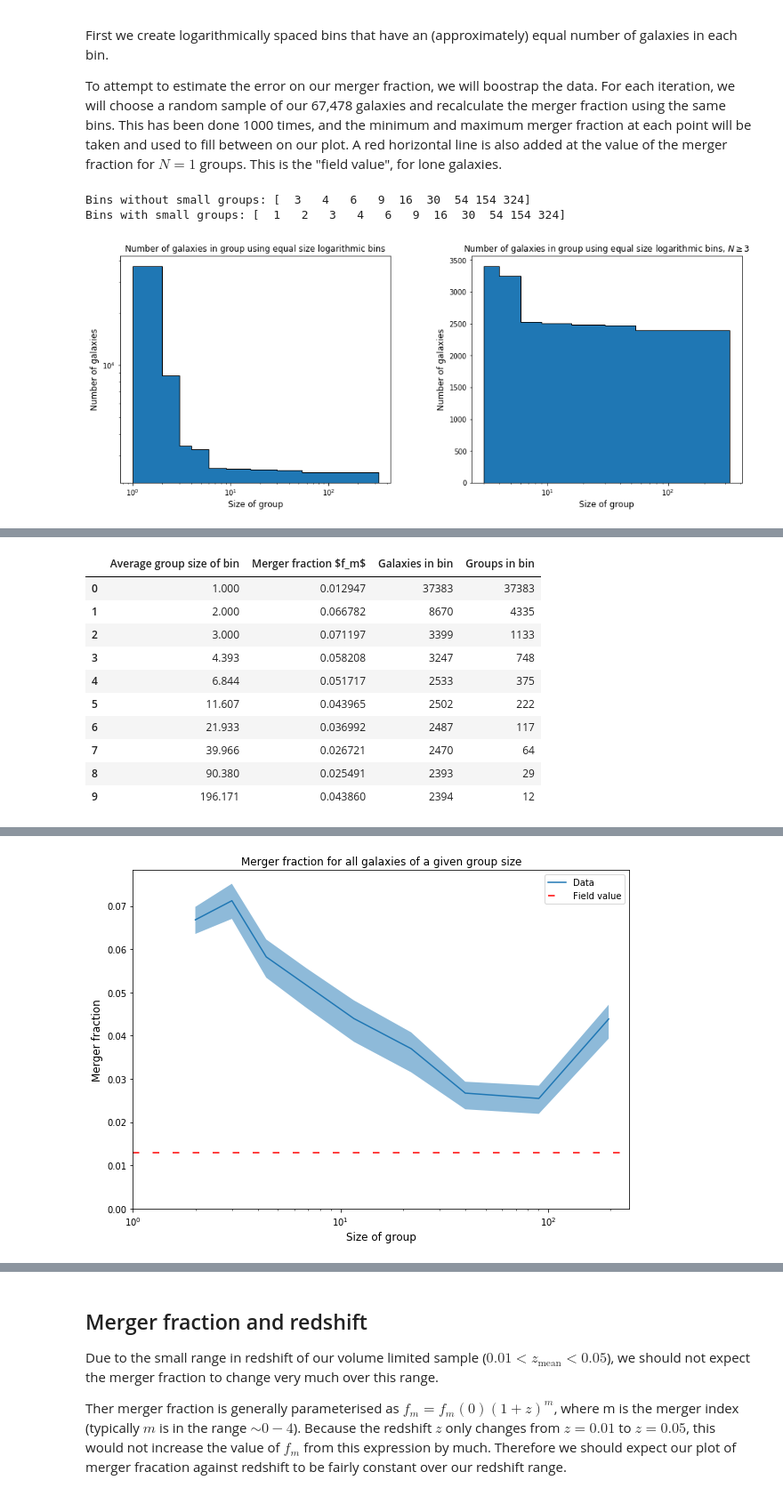
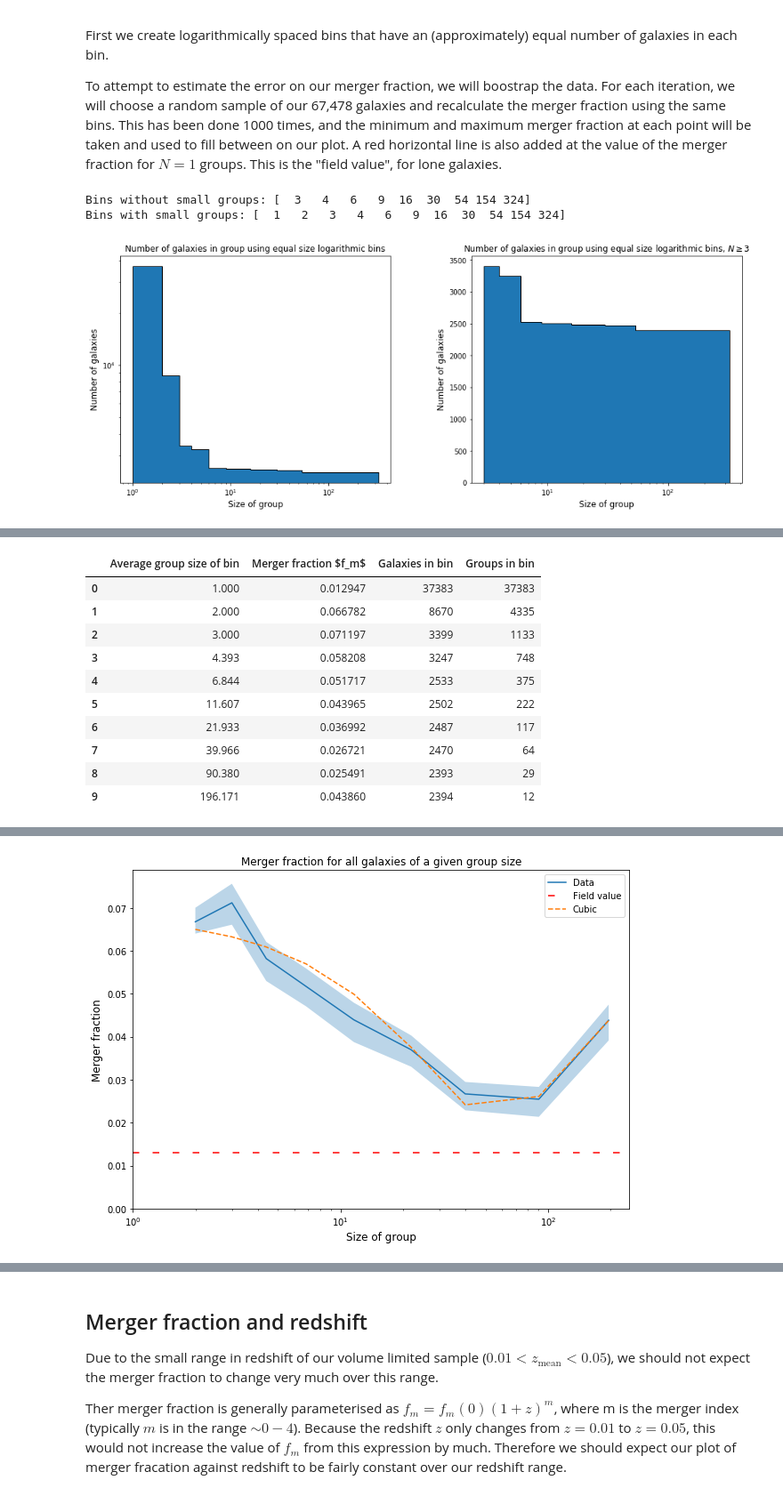
Before and after one commit to tplews98/MPhys_Project, a Jupyter notebook: Hilary work/HT_Week5_Modelling.ipynb, the cells around one changed output, grey strips where cells are left out. Shown at 89% size. Saved outputs shown, nothing was run; the diff lists cells and outputs as text; code cells hidden in the pictures.

```diff
--- a/Hilary work/HT_Week5_Modelling.ipynb
+++ b/Hilary work/HT_Week5_Modelling.ipynb
@@ -304,10 +304,73 @@ merger_fraction_groups_info_df = pd.DataFrame(merger_fraction_groups_info, colum
 merger_fraction_groups_info_df = merger_fraction_groups_info_df.round({"Average group size of bin" : 3})
 display(merger_fraction_groups_info_df)
 
-# Plot a line plot of merger fraction with the minimum and maximum from bootstrapping filled in
+# # Plot a line plot of merger fraction with the minimum and maximum from bootstrapping filled in
+# plt.figure(figsize=(10,7))
+# plt.plot(group_size_bin_centres[1:], merger_fraction_groups[1:], label="Data")
+# plt.fill_between(group_size_bin_centres[1:], merger_fraction_group_size_bootstrapped_min[1:], merger_fraction_group_size_bootstrapped_max[1:], alpha=0.5)
+# plt.axhline(y=merger_fraction_groups[0], linestyle=(0, (5, 10)), c="red", label="Field value")
+# plt.xscale("log")
+# plt.xlim(left=1)
+# plt.ylim(bottom=0)
+# plt.xlabel("Size of group", fontsize=12)
+# plt.ylabel("Merger fraction", fontsize=12)
+# plt.title("Merger fraction for all galaxies of a given group size", fontsize=12)
+# plt.legend()
+# plt.show()
+
+
+from scipy.optimize import curve_fit
+
+N_values = np.array(group_size_bin_centres[1:])
+f_m_group_size_values = np.array(merger_fraction_groups[1:])
+errors = (merger_fraction_group_size_bootstrapped_max[1:] - merger_fraction_group_size_bootstrapped_min[1:]) / 2
+
+def linear_model(N, a, b):
+    f_m = a * N + b
+    return f_m
+
+linear_fit_parameters, linear_cov = curve_fit(linear_model, N_values, f_m_group_size_values, sigma=errors)
+linear_data = linear_model(N_values, linear_fit_parameters[0], linear_fit_parameters[1])
+linear_chi_squared = sum(((f_m_group_size_values - linear_data) / errors) ** 2) / (len(N_values) - len(linear_fit_parameters))
+print("Linear chi square : " + str(linear_chi_squared))
+
+def quadratic_model(N, a, b, c):
+    f_m = a * N**2 + b * N + c
+    return f_m
+
+quadratic_fit_parameters, quadratic_cov = curve_fit(quadratic_model, N_values, f_m_group_size_values, sigma=errors)
+quadratic_data = quadratic_model(N_values, quadratic_fit_parameters[0], quadratic_fit_parameters[1], quadratic_fit_parameters[2])
+quadratic_chi_squared = sum(((f_m_group_size_values - quadratic_data) / errors) ** 2) / (len(N_values) - len(quadratic_fit_parameters))
+print("Quadratic chi square : " + str(quadratic_chi_squared))
+
+def cubic_model(N, a, b, c, d):
+    f_m = a * N ** 3 + b * N**2 + c * N + d
+    return f_m
+
+cubic_fit_parameters, quadratic_cov = curve_fit(cubic_model, N_values, f_m_group_size_values, sigma=errors)
+cubic_data = cubic_model(N_values, cubic_fit_parameters[0], cubic_fit_parameters[1], cubic_fit_parameters[2], cubic_fit_parameters[3])
+cubic_chi_squared = sum(((f_m_group_size_values - cubic_data) / errors) ** 2) / (len(N_values) - len(cubic_fit_parameters))
+print("Cubic chi square : " + str(cubic_chi_squared))
+
+def quartic_model(N, a, b, c, d, e):
+    f_m = a * N ** 4 + b * N**3 + c * N ** 2 + d * N + e
+    return f_m
+
+quartic_fit_parameters, quadratic_cov = curve_fit(quartic_model, N_values, f_m_group_size_values, sigma=errors)
+quartic_data = quartic_model(N_values, quartic_fit_parameters[0], quartic_fit_parameters[1], quartic_fit_parameters[2], quartic_fit_parameters[3], quartic_fit_parameters[4])
+quartic_chi_squared = sum(((f_m_group_size_values - quartic_data) / errors) ** 2) / (len(N_values) - len(quartic_fit_parameters))
+print("Quartic chi square : " + str(quartic_chi_squared))
+
+# def Maxwellian_model(N, a, b, c, d, e):
+#     f_m = a * N ** b * np.exp(-c * (N - d)**e)
+#     return f_m
+
+# Maxwellian_fit_parameters, Maxwellian_cov = curve_fit(Maxwellian_model, N_values, f_m_values, p0=[0.01, 1, 0.1, 10, 2])
+
+
 plt.figure(figsize=(10,7))
 plt.plot(group_size_bin_centres[1:], merger_fraction_groups[1:], label="Data")
-plt.fill_between(group_size_bin_centres[1:], merger_fraction_group_size_bootstrapped_min[1:], merger_fraction_group_size_bootstrapped_max[1:], alpha=0.5)
+plt.fill_between(group_size_bin_centres[1:], merger_fraction_group_size_bootstrapped_min[1:], merger_fraction_group_size_bootstrapped_max[1:], alpha=0.3)
 plt.axhline(y=merger_fraction_groups[0], linestyle=(0, (5, 10)), c="red", label="Field value")
 plt.xscale("log")
 plt.xlim(left=1)
@@ -315,7 +378,15 @@ plt.ylim(bottom=0)
 plt.xlabel("Size of group", fontsize=12)
 plt.ylabel("Merger fraction", fontsize=12)
 plt.title("Merger fraction for all galaxies of a given group size", fontsize=12)
+
+# plt.plot(N_values, linear_data, label="Linear")
+# plt.plot(N_values, quadratic_data, label="Quadratic")
+plt.plot(N_values, cubic_data, label="Cubic", linestyle="--")
+# plt.plot(N_values, quartic_data, label="Quartic")
+# plt.plot(N_values, Maxwellian_model(N_values, Maxwellian_fit_parameters[0], Maxwellian_fit_parameters[1], Maxwellian_fit_parameters[2]))
+
 plt.legend()
+
 plt.show()
 # %% [output]
 Bins without small groups: [  3   4   6   9  16  30  54 154 324]
@@ -339 +414 @@ Bootstrapping maximum: [0.01359292 0.06977336 0.07512356 0.0622449  0.05562914 0
-[figure, old version]
+[figure, new version]
```
Also changed, not shown: parts of 24 cells of this notebook.
